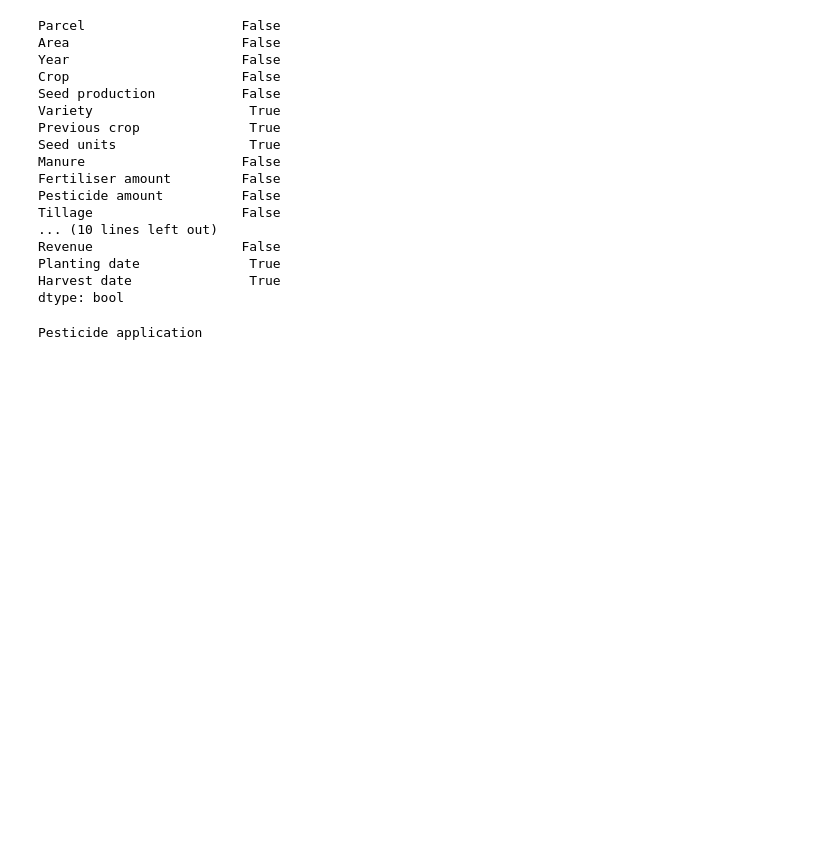
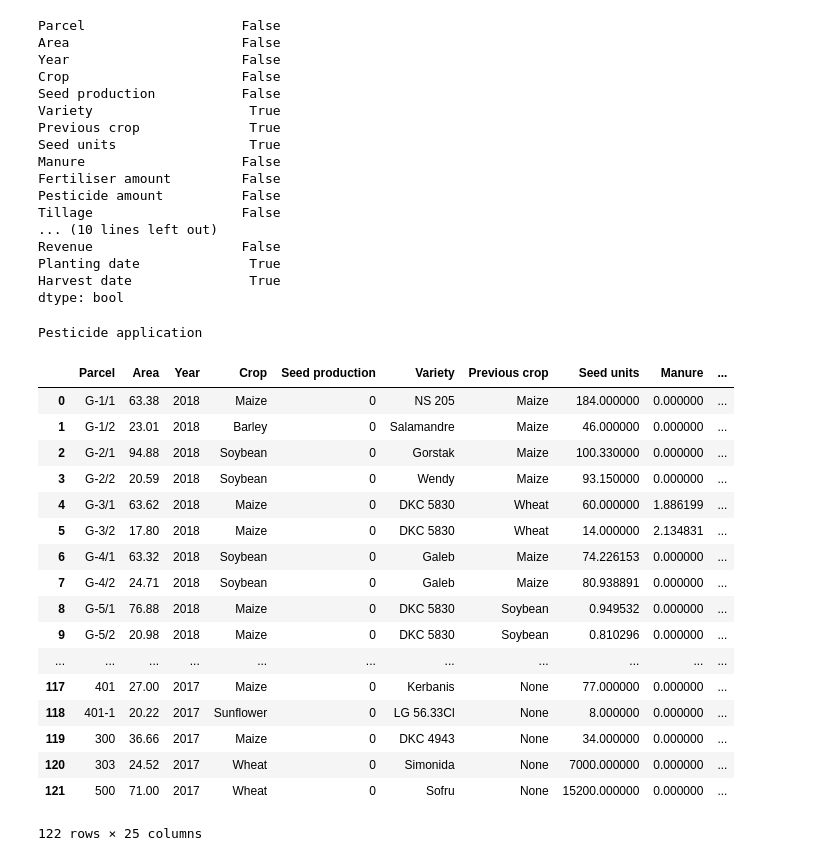
Before and after one commit to AndreaM1996/Project5, a Jupyter notebook: Project5.ipynb, the cells around one changed output. Saved outputs shown, nothing was run; the diff lists cells and outputs as text; code cells hidden in the pictures; blank space fills up the shorter version.

Commit message:
Update date

```diff
--- a/Project5.ipynb
+++ b/Project5.ipynb
@@ -40,6 +41,6 @@ Planting date              True
 Harvest date               True
 dtype: bool
 # %%
-data.fillna({'Variety':'-','Previous crop': 'None','Seed units': '0'}, inplace=True)
+data.fillna({'Variety':'None','Previous crop': 'None','Seed units': '0'}, inplace=True)
 # %%
 convert_todot = lambda x: float(x.replace(',','.'))
@@ -53,3 +55,27 @@ for i in l:
         print(i)
 # %% [output]
 Pesticide application
+# %%
+drop = data['Planting date'].dropna()
+i1 = list(drop.index.values)
+newd = data.loc[i1]
+newd
+# %% [output]
+|  | Parcel | Area | Year | Crop | Seed production | Variety | Previous crop | Seed units | Manure | ... |
+| 0 | G-1/1 | 63.38 | 2018 | Maize | 0 | NS 205 | Maize | 184.000000 | 0.000000 | ... |
+| 1 | G-1/2 | 23.01 | 2018 | Barley | 0 | Salamandre | Maize | 46.000000 | 0.000000 | ... |
+| 2 | G-2/1 | 94.88 | 2018 | Soybean | 0 | Gorstak | Maize | 100.330000 | 0.000000 | ... |
+| 3 | G-2/2 | 20.59 | 2018 | Soybean | 0 | Wendy | Maize | 93.150000 | 0.000000 | ... |
+| 4 | G-3/1 | 63.62 | 2018 | Maize | 0 | DKC 5830 | Wheat | 60.000000 | 1.886199 | ... |
+| 5 | G-3/2 | 17.80 | 2018 | Maize | 0 | DKC 5830 | Wheat | 14.000000 | 2.134831 | ... |
+| 6 | G-4/1 | 63.32 | 2018 | Soybean | 0 | Galeb | Maize | 74.226153 | 0.000000 | ... |
+| 7 | G-4/2 | 24.71 | 2018 | Soybean | 0 | Galeb | Maize | 80.938891 | 0.000000 | ... |
+| 8 | G-5/1 | 76.88 | 2018 | Maize | 0 | DKC 5830 | Soybean | 0.949532 | 0.000000 | ... |
+| 9 | G-5/2 | 20.98 | 2018 | Maize | 0 | DKC 5830 | Soybean | 0.810296 | 0.000000 | ... |
+| ... | ... | ... | ... | ... | ... | ... | ... | ... | ... | ... |
+| 117 | 401 | 27.00 | 2017 | Maize | 0 | Kerbanis | None | 77.000000 | 0.000000 | ... |
+| 118 | 401-1 | 20.22 | 2017 | Sunflower | 0 | LG 56.33Cl | None | 8.000000 | 0.000000 | ... |
+| 119 | 300 | 36.66 | 2017 | Maize | 0 | DKC 4943 | None | 34.000000 | 0.000000 | ... |
+| 120 | 303 | 24.52 | 2017 | Wheat | 0 | Simonida | None | 7000.000000 | 0.000000 | ... |
+| 121 | 500 | 71.00 | 2017 | Wheat | 0 | Sofru | None | 15200.000000 | 0.000000 | ... |
+122 rows × 25 columns
```
Also changed, not shown: parts of 7 cells of this notebook.
